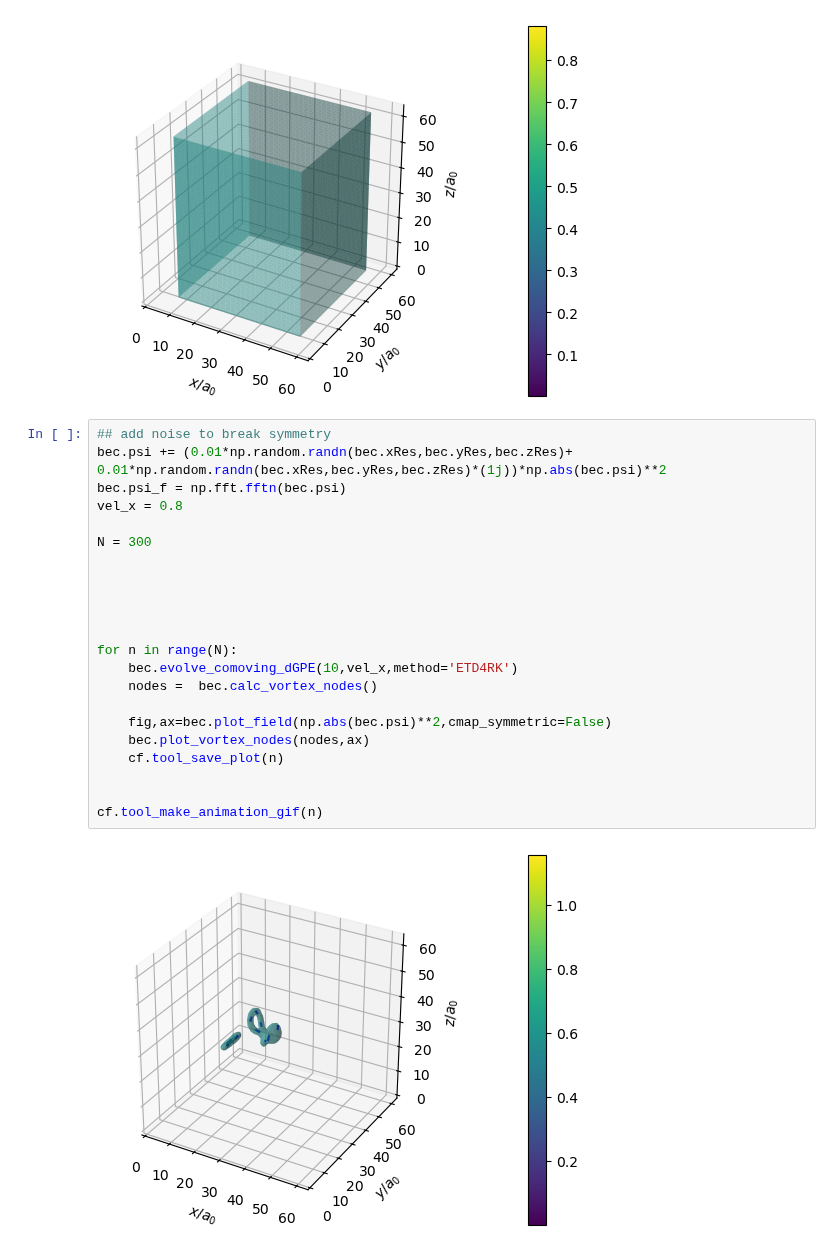
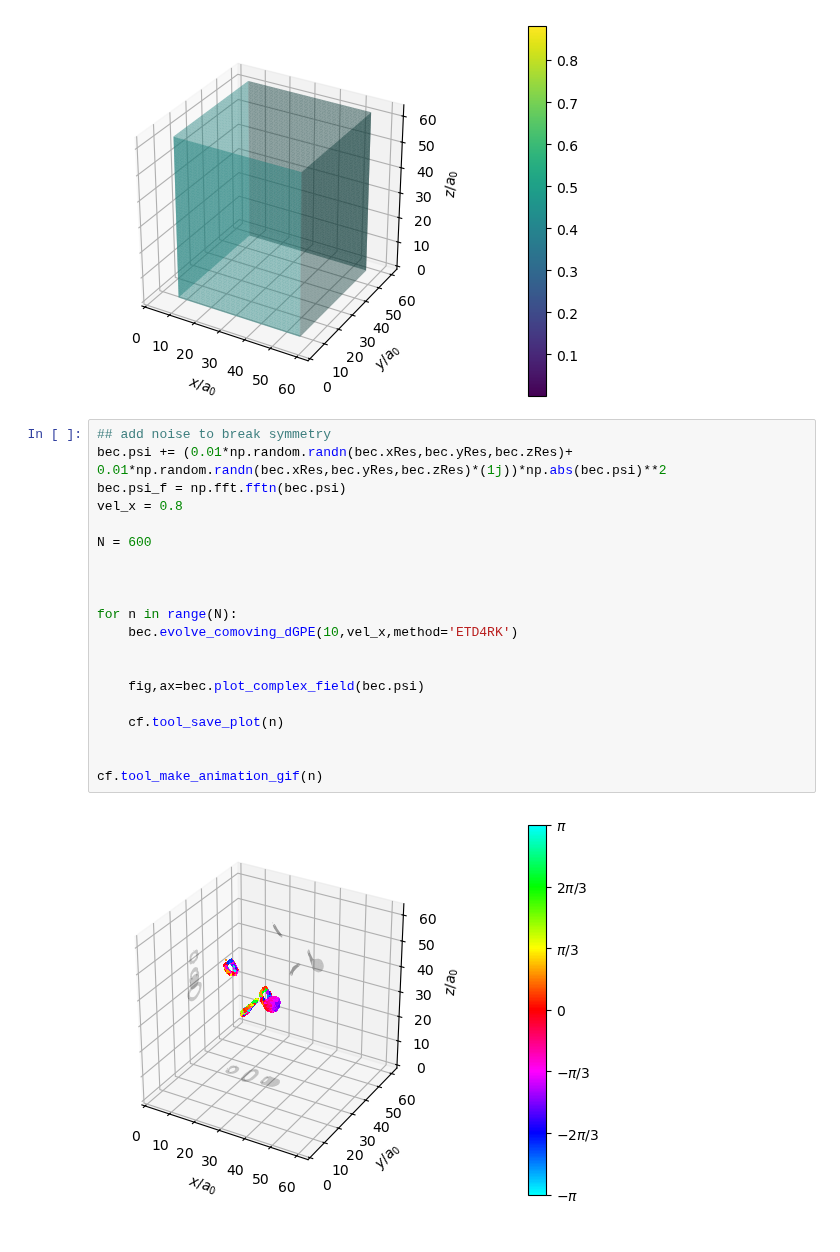
Before and after one commit to vidarsko/ComFiT, a Jupyter notebook: tutorial/bose_einstein_condensate_3D_comoving_frame.ipynb, the cells around one changed output. Saved outputs shown, nothing was run; the diff lists cells and outputs as text.

```diff
--- a/tutorial/bose_einstein_condensate_3D_comoving_frame.ipynb
+++ b/tutorial/bose_einstein_condensate_3D_comoving_frame.ipynb
@@ -78,24 +80,22 @@ plt.show()
 # %%
 ## add noise to break symmetry
 bec.psi += (0.01*np.random.randn(bec.xRes,bec.yRes,bec.zRes)+ 0.01*np.random.randn(bec.xRes,bec.yRes,bec.zRes)*(1j))*np.abs(bec.psi)**2
 bec.psi_f = np.fft.fftn(bec.psi)
 vel_x = 0.8
 
-N = 300
-
-
+N = 600
 
 
 
 for n in range(N):
     bec.evolve_comoving_dGPE(10,vel_x,method='ETD4RK')
-    nodes =  bec.calc_vortex_nodes()
 
-    fig,ax=bec.plot_field(np.abs(bec.psi)**2,cmap_symmetric=False)
-    bec.plot_vortex_nodes(nodes,ax)
+
+    fig,ax=bec.plot_complex_field(bec.psi)
+
     cf.tool_save_plot(n)
 
 
 cf.tool_make_animation_gif(n)
 # %% [output]
-[figure, old version]
+[figure, new version]
```
Also changed, not shown: parts of 1 cell of this notebook, 4 other files.
